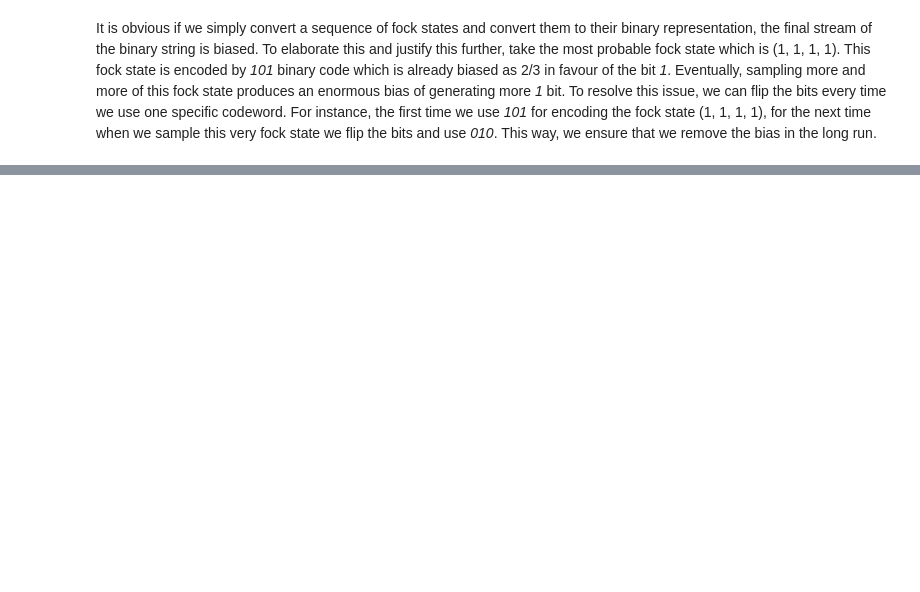
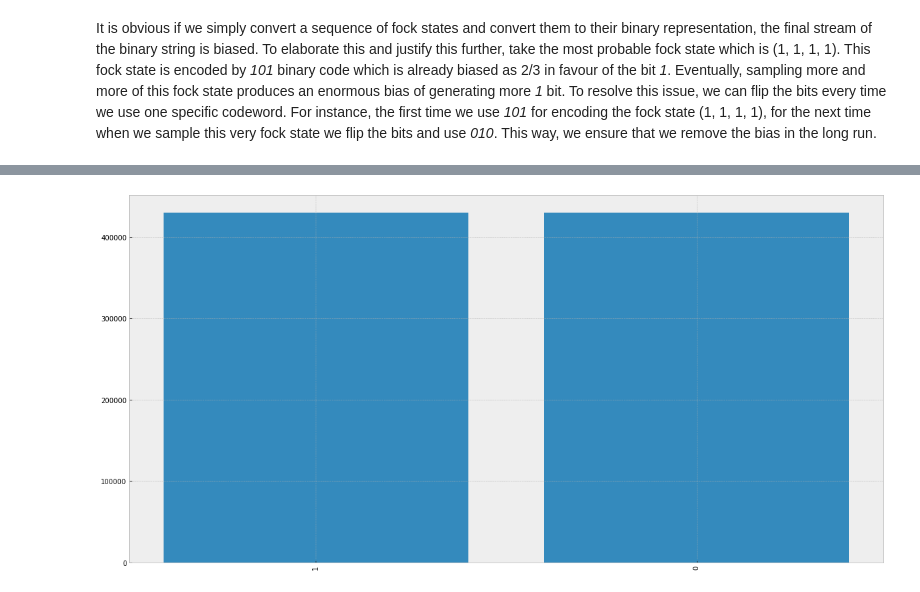
Before and after one commit to ymardoukhi/Random-number-generation-using-boson-sampling---ORCA-Computing, a Jupyter notebook: analysis.ipynb, the cells around one changed output, grey strips where cells are left out. Cells and saved outputs as stored; diff of their text form; code cells hidden in the pictures; blank space fills up the shorter version.

```diff
--- a/analysis.ipynb
+++ b/analysis.ipynb
@@ -161,0 +176,4 @@ It is seen that the ration between the _0_ bits and the _1_ bits converge to uni
+# %%
+permutation_strs = vocab_occurrenc("permutation")
+# %% [output]
+[figure, added]
```
Also changed, not shown: parts of 20 cells of this notebook.
